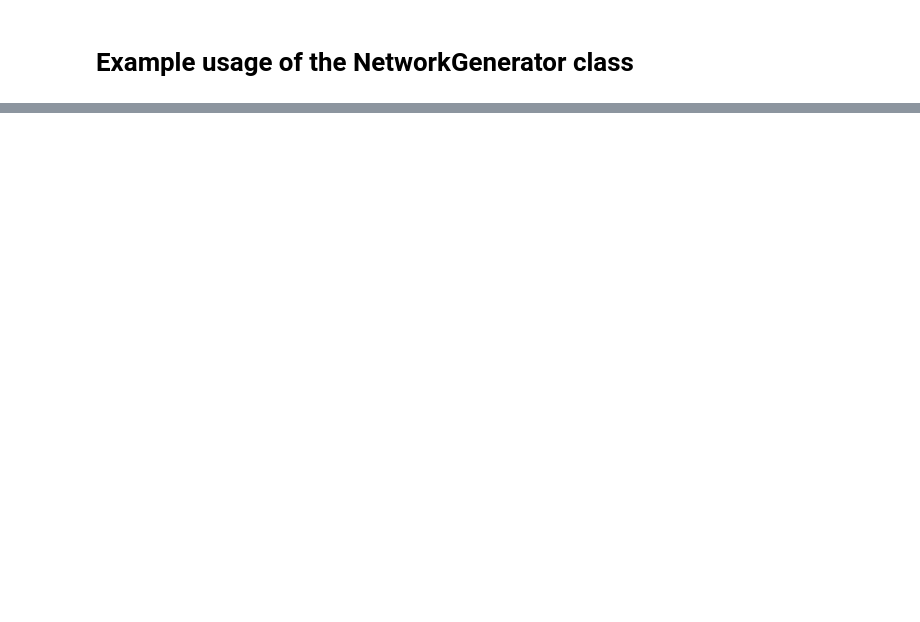
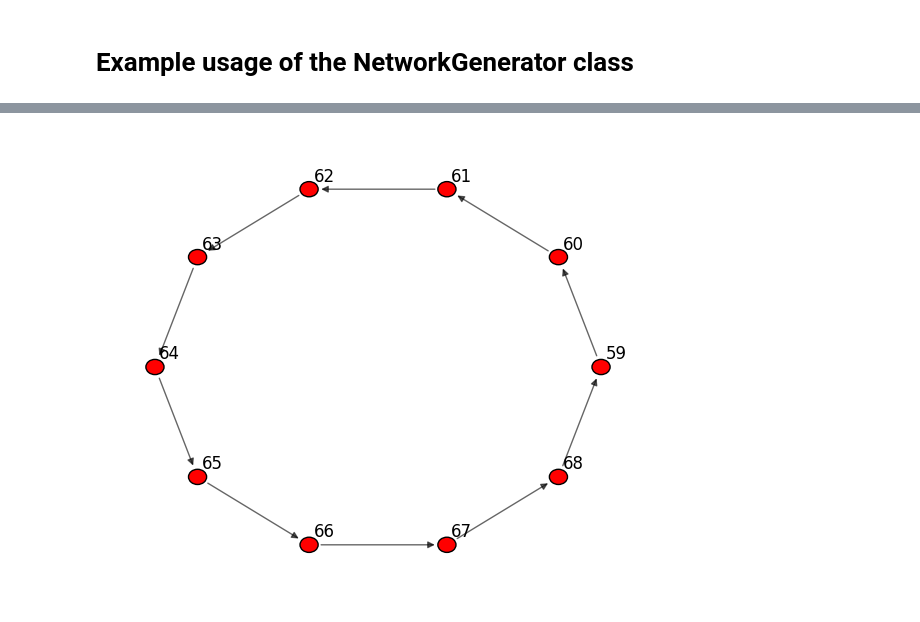
Before and after one commit to agustin-recoba/PyDistSim, a Jupyter notebook: docs/notebooks/network_generators.ipynb, the cells around one changed output, grey strips where cells are left out. Saved outputs shown, nothing was run; the diff lists cells and outputs as text; code cells hidden in the pictures; blank space fills up the shorter version.

```diff
--- a/docs/notebooks/network_generators.ipynb
+++ b/docs/notebooks/network_generators.ipynb
@@ -42,3 +34,8 @@ net.show()
+# %%
+net = NetworkGenerator.generate_ring_network(10, directed_network=True)  # Now directed
+net.show()
+# %% [output]
+[figure, added]
 # %%
 net = NetworkGenerator.generate_star_network(10)  # Generate a star network with 10 nodes
 net.show()
```
Also changed, not shown: parts of 7 cells of this notebook, 26 other files.
